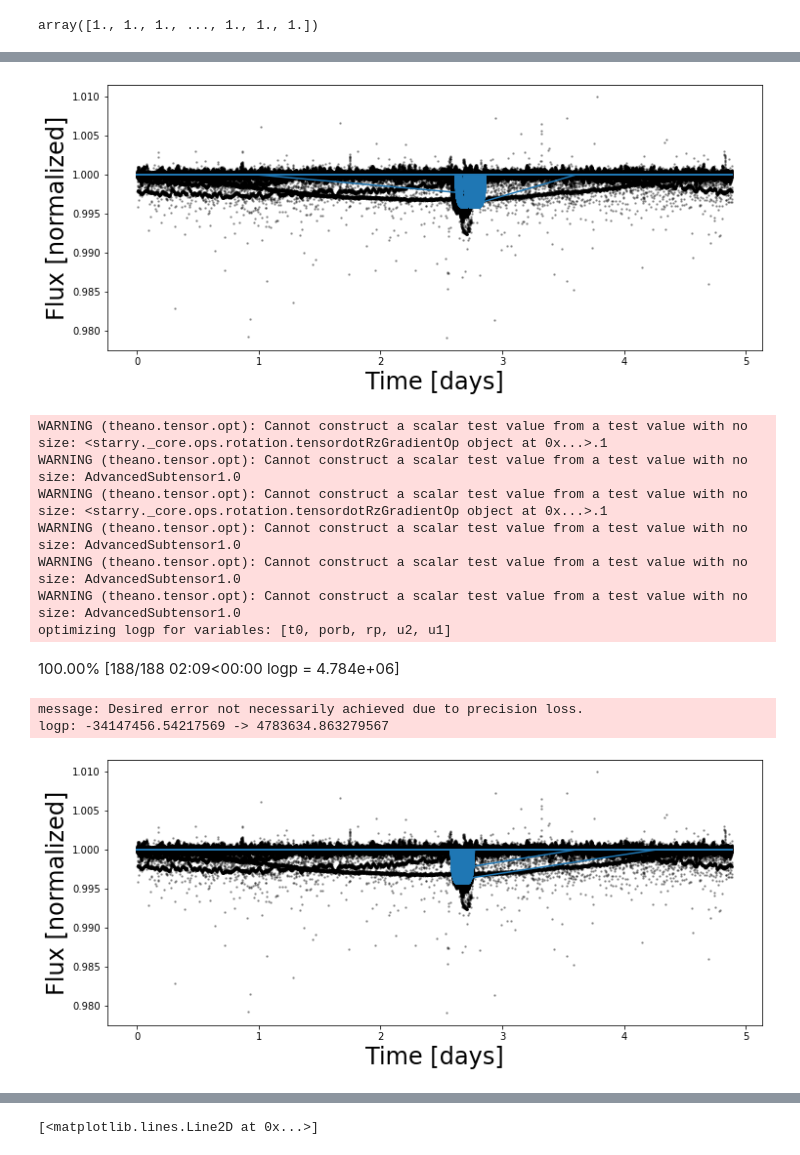
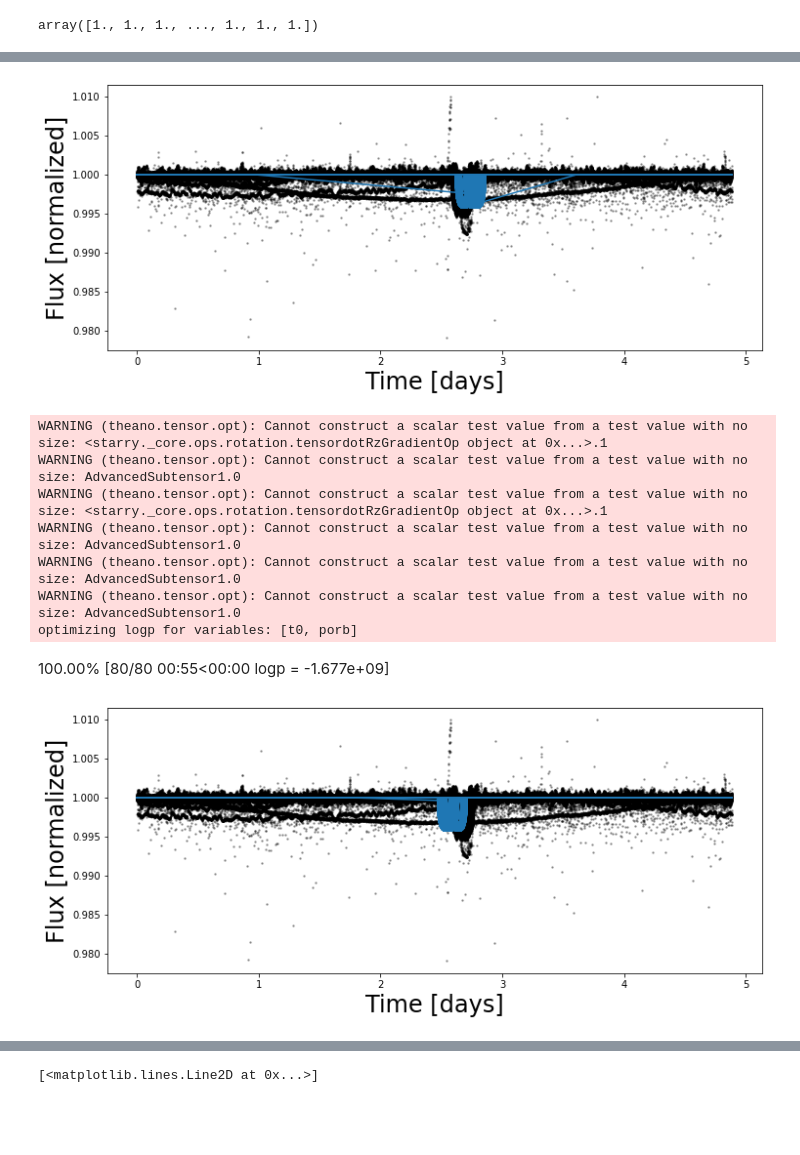
Before and after one commit to ssagynbayeva/starry-project, a Jupyter notebook: figure1_Morris.ipynb, the cells around one changed output, grey strips where cells are left out. Cells and saved outputs as stored; diff of their text form; code cells hidden in the pictures; blank space fills up the shorter version.

```diff
--- a/figure1_Morris.ipynb
+++ b/figure1_Morris.ipynb
@@ -158,3 +154,5 @@ plt.plot(all_lc.time.value, all_lc.flatten(mask=tranmask).flux)
+# %%
+all_lc=all_lc.remove_nans()
 # %%
 starry.config.lazy = True
 with pm.Model() as model:
@@ -163,12 +161,12 @@ with pm.Model() as model:
     # here we're placing wide Gaussian priors on them.
     # offset = pm.Normal("offset", 0.0, 50.0, testval=0.11)
     # log_amp = pm.Normal("log_amp", -4.0, 2.0, testval=-3.91)
-    u1 = pm.Uniform("u1", lower=0.638,upper=0.7)
-    u2 = pm.Uniform("u2", lower=0.033,upper=0.064)
-    rp = pm.Uniform("rp", lower=0.03232321,upper=0.04632)
+    # u1 = pm.Uniform("u1", lower=0.638,upper=0.7)
+    # u2 = pm.Uniform("u2", lower=0.033,upper=0.064)
+    # rp = pm.Uniform("rp", lower=0.03232321,upper=0.04632)
     # mass_p = pm.Uniform("mp", lower=7.0000e-5,upper=7.5e-5)
     # The log period; also tracking the period itself
-    # logP = pm.Normal("logP", mu=np.log(np.random.uniform(1, 10)), sd=0.1)
+    # logP = pm.Normal("logP", mu=np.log(np.random.uniform(4, 5)), sd=0.1, testval=np.log(4.888))
     # period = pm.Deterministic("period", pm.math.exp(logP))
     period = pm.Uniform("porb", lower=4,upper=5, testval=4.888)
     t0 = pm.Uniform("t0", lower=124,upper=125, testval=124.85)
@@ -178,15 +176,15 @@ with pm.Model() as model:
     A = starry.Primary(
         starry.Map(ydeg=0, udeg=2, amp=1.0), m=0.809, r=0.683, prot=1.0
     )
-    A.map[1] = u1
-    A.map[2] = u2
+    A.map[1] = 0.646
+    A.map[2] = 0.048
 
     # Instantiate the planet. Everything is fixed except for
     # its luminosity and the hot spot offset.
     b = starry.Secondary(
         starry.Map(ydeg=1, udeg=0, obl=0.0, amp=0),
         m=7.0257708e-5,  # mass in solar masses
-        r=rp,   # radius in solar radii
+        r=0.039974684,   # radius in solar radii
         inc=88.99, # orbital inclination
         porb=period,  # orbital period in days
         prot=1,
@@ -208,4 +206,5 @@ with pm.Model() as model:
     # we are assuming they are ampally distributed about
     # the true model. This line effectively defines our
     # likelihood function.
-    pm.Normal("obs", flux_model, sd=all_lc.flatten(mask=tranmask).flux_err, observed=np.array(all_lc.flatten(mask=tranmask).flux))
+    # pm.Normal("obs", flux_model, sd=all_lc.flux_err, observed=np.array(all_lc.flatten(mask=tranmask).flux))
+    pm.Normal("obs", flux_model, sd=np.array(all_lc.flux_err), observed=np.array(all_lc.flux))
@@ -220,7 +234,7 @@ plt.plot(all_lc.time.value%np.float64(planet_period), pmx.eval_in_model(flux_mod
 plt.xlabel("Time [days]", fontsize=24)
 plt.ylabel("Flux [normalized]", fontsize=24);
 # %% [output]
-[figure, old version]
+[figure, new version]
 # %%
 with model:
     map_soln = pmx.optimize()
@@ -231,15 +245,13 @@ WARNING (theano.tensor.opt): Cannot construct a scalar test value from a test va
 WARNING (theano.tensor.opt): Cannot construct a scalar test value from a test value with no size: AdvancedSubtensor1.0
 WARNING (theano.tensor.opt): Cannot construct a scalar test value from a test value with no size: AdvancedSubtensor1.0
 WARNING (theano.tensor.opt): Cannot construct a scalar test value from a test value with no size: AdvancedSubtensor1.0
-optimizing logp for variables: [t0, porb, rp, u2, u1]
+optimizing logp for variables: [t0, porb]
-100.00% [188/188 02:09<00:00 logp = 4.784e+06]
+100.00% [80/80 00:55<00:00 logp = -1.677e+09]
-message: Desired error not necessarily achieved due to precision loss.
-logp: -34147456.54217569 -> 4783634.863279567
 # %%
 plt.figure(figsize=(12, 5))
-plt.plot(all_lc.time.value%np.float64(planet_period), all_lc.flatten(mask=tranmask).flux.value, "k.", alpha=0.3, ms=3)
+plt.plot(all_lc.time.value%np.float64(planet_period), all_lc.flatten(mask=tranmask).flux, "k.", alpha=0.3, ms=3)
 plt.plot(all_lc.time.value%np.float64(planet_period), map_soln['flux_model'])
 plt.xlabel("Time [days]", fontsize=24)
 plt.ylabel("Flux [normalized]", fontsize=24);
 # %% [output]
-[figure, old version]
+[figure, new version]
```
Also changed, not shown: parts of 24 cells of this notebook.
